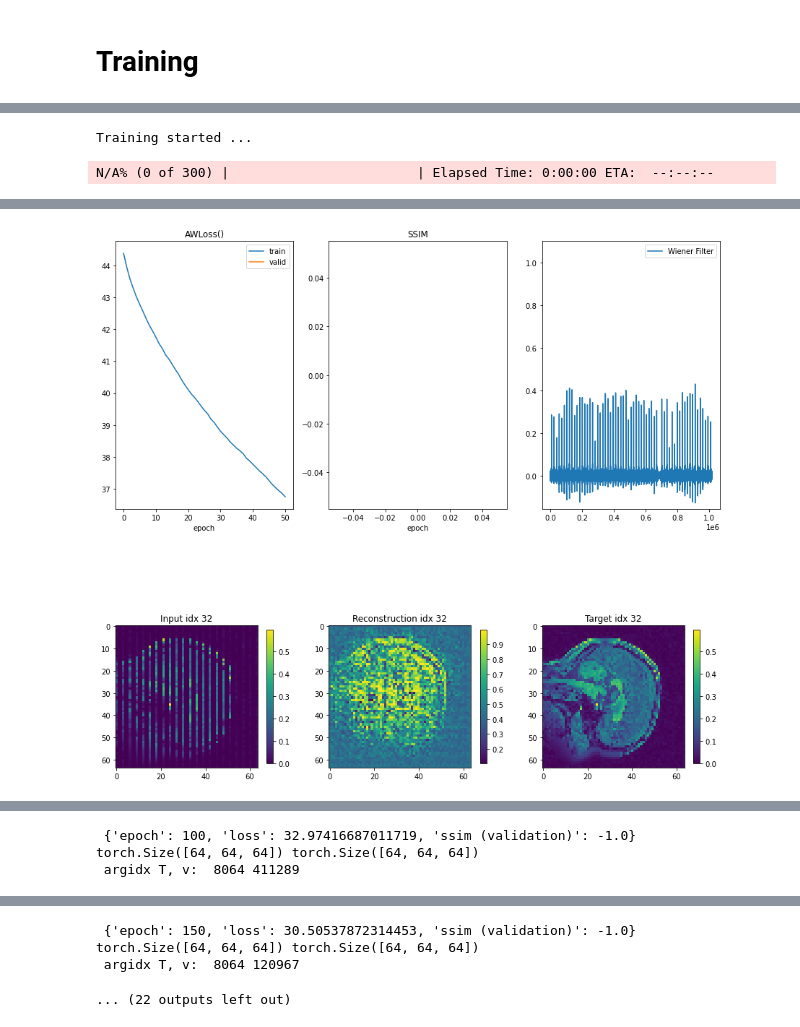
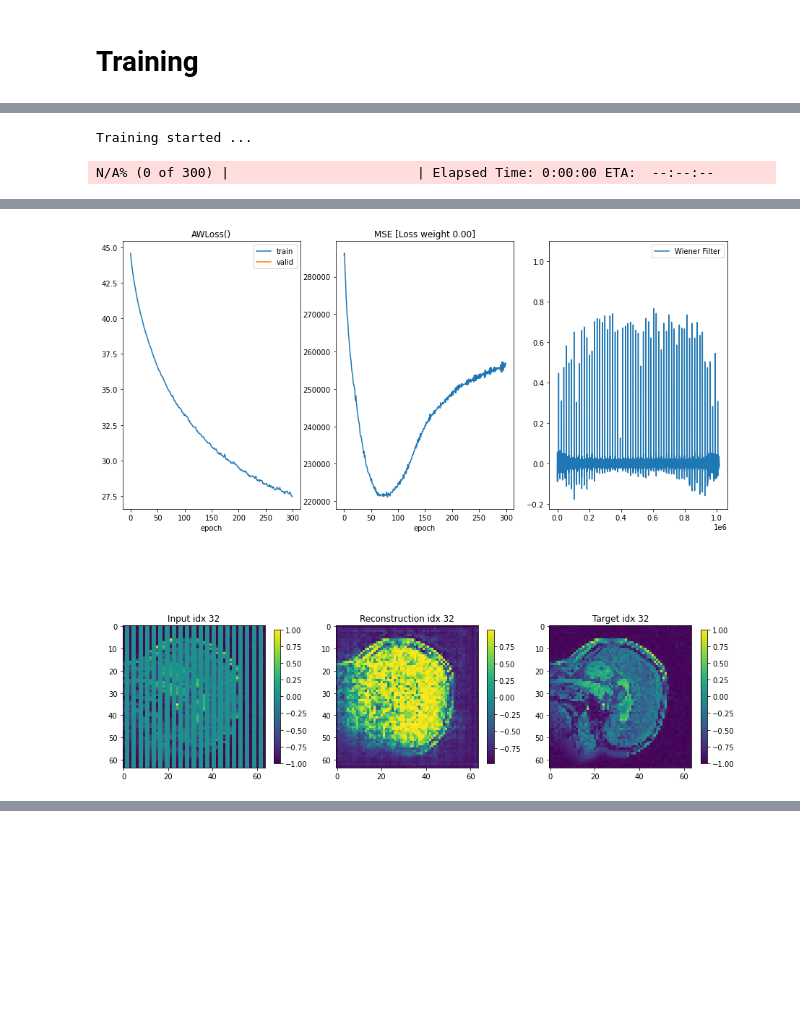
Before and after one commit to dpelacani/WienerLoss, a Jupyter notebook: examples/interpolation/ultrasound.ipynb, the cells around one changed output, grey strips where cells are left out. Drawn from its saved outputs; the diff is of its cells as text; code cells hidden in the pictures; blank space fills up the shorter version.

```diff
--- a/examples/interpolation/ultrasound.ipynb
+++ b/examples/interpolation/ultrasound.ipynb
@@ -121,30 +167,34 @@ def make_model(channels=64):
 # %% [markdown]
 ## Train and Validate Functions
 # %%
-def train(model, train_loader, optimizer, criterion, device="cpu"):
+def train(model, train_loader, optimizer, criterion, wmse=0., device="cpu"):
     """ Trains one epoch"""
     model.train()
 
     total_loss = 0.
+    total_mse = 0.
 
     for i , (X, target) in enumerate(train_loader):
         X, target = X.to(device), target.to(device)
         optimizer.zero_grad()
 
         # Forward pass
-        recon = torch.sigmoid(model(X))
+        recon = torch.tanh(model(X))
 
         # Evaluate losses
         loss  = criterion(recon, target)
+        mse = nn.MSELoss(reduction="sum")(recon, target)
+        combied_loss = loss + wmse*mse
 
         # Backprop and optim step
-        loss.backward()
+        combied_loss.backward()
         optimizer.step()
 
         # Keep track of total losses
         total_loss += loss / len(train_loader)
+        total_mse += mse / len(train_loader)
 
-    return total_loss
+    return total_loss, total_mse
 
 def validate(model, train_loader, criterion, device="cpu"):
     """ Validates loss of a data loader of an autoencoder """
@@ -156,7 +206,7 @@ def validate(model, train_loader, criterion, device="cpu"):
             X, target = X.to(device), target.to(device)
 
             # Forward Pass
-            recon = torch.sigmoid(model(X))
+            recon = torch.tanh(model(X))
 
             # Evaluate losses
             loss  = criterion(recon, target)
@@ -166,20 +216,21 @@ def validate(model, train_loader, criterion, device="cpu"):
 # %% [markdown]
 # Training
 # %%
-def train_model(model, optimizer, loss, train_loader, valid_loader=None, nepochs=150, log_frequency=10, sample_input=None, sample_target=None, device="cpu"):
+def train_model(model, optimizer, loss, train_loader, wmse=0., valid_loader=None, nepochs=150, log_frequency=10, sample_input=None, sample_target=None, device="cpu"):
     print("\n\nTraining started ...")
-    train_losses, valid_losses, ssim = [], [], []
+    train_losses, valid_losses, mse = [], [], []
     with progressbar.ProgressBar(max_value=nepochs) as bar:
         for epoch in range(nepochs):
             # Train epoch
-            epoch_loss = train(model, train_loader, optimizer, loss, device=device)
+            epoch_loss, mse_loss = train(model, train_loader, optimizer, loss, device=device)
             # validate
             # ssim score, aco_diff = compare_ssim(ela_real, aco_real, full=True, gaussian_weights=True)
             train_losses.append(epoch_loss.item())
+            mse.append(mse_loss.item())
             bar.update(epoch)
 
             # Logging
-            log = {"epoch": epoch, "loss": epoch_loss.item(), "ssim (validation)":-1.}
+            log = {"epoch": epoch, "loss": epoch_loss.item(), "mse (weight %.2f)"%wmse:mse_loss}
             if (epoch % log_frequency == 0 or epoch==nepochs-1):
                 print("\n", log)
 
@@ -194,9 +245,9 @@ def train_model(model, optimizer, loss, train_loader, valid_loader=None, nepochs
                 axs[0].set_title(str(loss))
                 axs[0].set_xlabel("epoch")
 
-                axs[1].plot(ssim)
+                axs[1].plot(mse)
                 axs[1].set_xlabel("epoch")
-                axs[1].set_title("SSIM")
+                axs[1].set_title("MSE [Loss weight %.2f]"%wmse)
 
                 # Plots
                 if sample_input is not None:
@@ -205,7 +256,7 @@ def train_model(model, optimizer, loss, train_loader, valid_loader=None, nepochs
                     # Model forward pass
                     model.eval()
                     X = sample_input.unsqueeze(0).to(device)
-                    recon = torch.sigmoid(model(X))[0]
+                    recon = torch.tanh(model(X))[0]
 
                     # Plot sample input
                     im = axs[3].imshow(sample_input[idx])#, vmin=X.min(), vmax=X.max())
@@ -241,7 +292,7 @@ def train_model(model, optimizer, loss, train_loader, valid_loader=None, nepochs
 
             plt.show()
 # %%
-# model = make_model(channels=x_sample.shape[0])
-# optimizer = torch.optim.Adam(model.parameters(), lr=learning_rate)
+model = make_model(channels=x_sample.shape[0])
+optimizer = torch.optim.Adam(model.parameters(), lr=learning_rate)
 
-# train_model(model, optimizer, l2loss, train_loader, valid_loader=None, nepochs=nepochs, log_frequency=25, sample_input=x_sample, sample_target=y_sample, device=device)
+train_model(model, optimizer, l2loss, train_loader, wmse=0., valid_loader=None, nepochs=nepochs, log_frequency=nepochs, sample_input=x_sample, sample_target=y_sample, device=device)
@@ -249,11 +327,7 @@ def train_model(model, optimizer, loss, train_loader, valid_loader=None, nepochs
 model = make_model(channels=x_sample.shape[0])
 
 optimizer = torch.optim.Adam(model.parameters(), lr=learning_rate)
-train_model(model, optimizer, awloss, train_loader, valid_loader=None, nepochs=300, log_frequency=50, sample_input=x_sample, sample_target=y_sample, device=device)
-
-
-optimizer = torch.optim.Adam(model.parameters(), lr=learning_rate/10.)
-train_model(model, optimizer, l2loss, train_loader, valid_loader=None, nepochs=100, log_frequency=50, sample_input=x_sample, sample_target=y_sample, device=device)
+train_model(model, optimizer, awloss, train_loader, wmse=0.0, valid_loader=None, nepochs=300, log_frequency=300, sample_input=x_sample, sample_target=y_sample, device=device)
 # %% [output]
 Training started ...
 N/A% (0 of 300) |                        | Elapsed Time: 0:00:00 ETA:  --:--:--
@@ -284 +358 @@ torch.Size([64, 64, 64]) torch.Size([64, 64, 64])
-[figure, old version]
+[figure, new version]
@@ -302,3 +359,0 @@ torch.Size([64, 64, 64]) torch.Size([64, 64, 64])
- {'epoch': 100, 'loss': 32.97416687011719, 'ssim (validation)': -1.0}
-torch.Size([64, 64, 64]) torch.Size([64, 64, 64])
- argidx T, v:  8064 411289
@@ -323,5 +360 @@ torch.Size([64, 64, 64]) torch.Size([64, 64, 64])
- {'epoch': 150, 'loss': 30.50537872314453, 'ssim (validation)': -1.0}
-torch.Size([64, 64, 64]) torch.Size([64, 64, 64])
- argidx T, v:  8064 120967
-... (22 outputs left out)
 # %%
```
Also changed, not shown: parts of 10 cells of this notebook.
